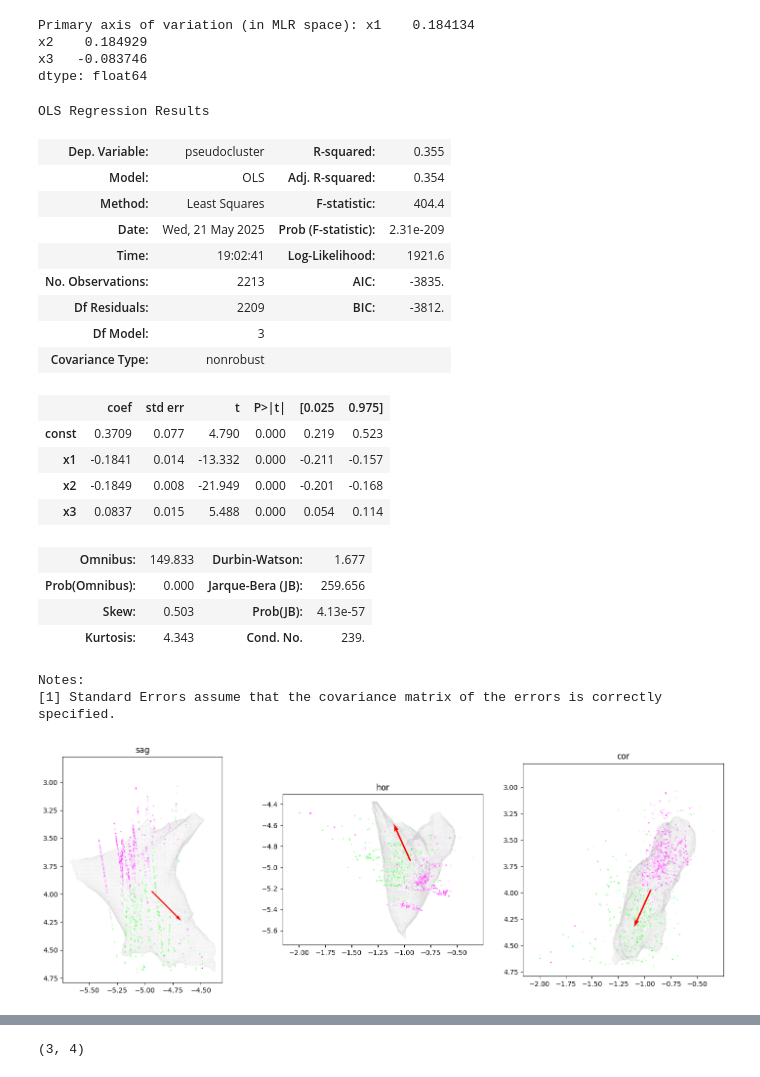
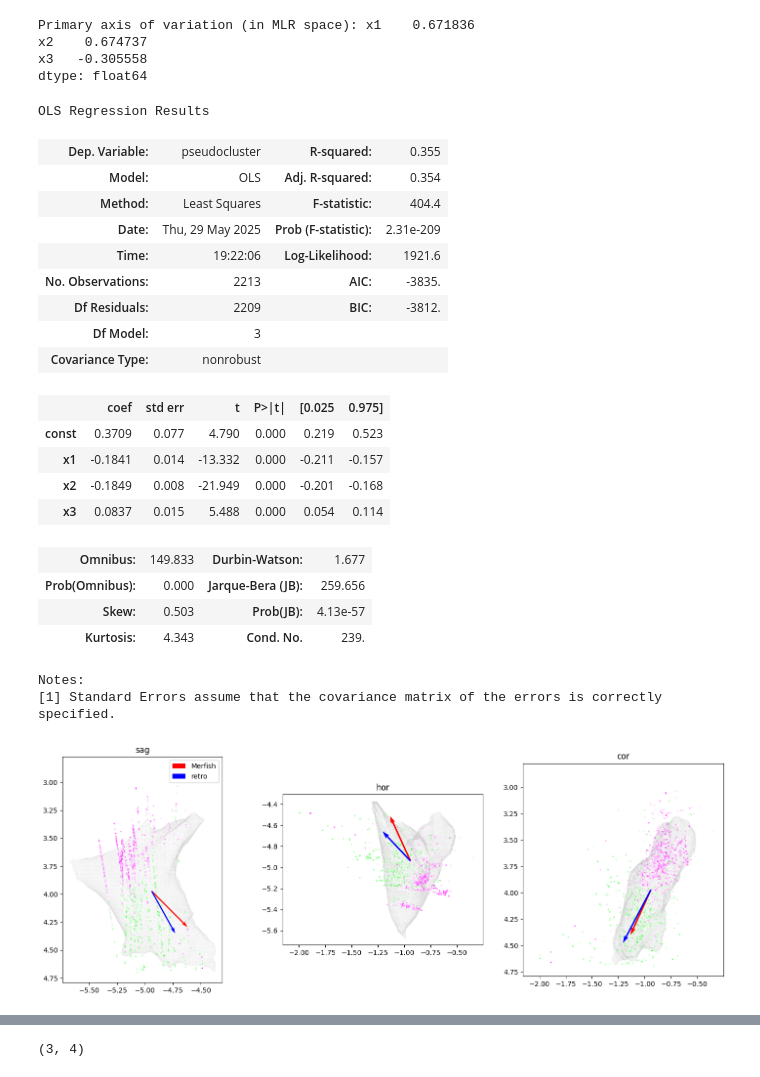
Before and after one commit to AllenNeuralDynamics/aind-beh-ephys-analysis, a Jupyter notebook: code/beh_ephys_analysis/session_combine/merfish.ipynb, the cells around one changed output, grey strips where cells are left out. Saved outputs shown, nothing was run; the diff lists cells and outputs as text; code cells hidden in the pictures.

```diff
--- a/code/beh_ephys_analysis/session_combine/merfish.ipynb
+++ b/code/beh_ephys_analysis/session_combine/merfish.ipynb
@@ -42,19 +42,20 @@ result = model.fit()
 primary_axis_vector_LR = result.params[1:] * np.sign(result.params[2])  # First linear discriminant
 
 # Display the primary axis of variation
+primary_axis_vector_LR = primary_axis_vector_LR / np.linalg.norm(primary_axis_vector_LR)
 print("Primary axis of variation (in MLR space):", primary_axis_vector_LR)
 result.summary()
 # %% [output]
-Primary axis of variation (in MLR space): x1    0.184134
-x2    0.184929
-x3   -0.083746
+Primary axis of variation (in MLR space): x1    0.671836
+x2    0.674737
+x3   -0.305558
 dtype: float64
 OLS Regression Results
 | Dep. Variable: | pseudocluster | R-squared: | 0.355 |
 | Model: | OLS | Adj. R-squared: | 0.354 |
 | Method: | Least Squares | F-statistic: | 404.4 |
-| Date: | Wed, 21 May 2025 | Prob (F-statistic): | 2.31e-209 |
-| Time: | 19:02:41 | Log-Likelihood: | 1921.6 |
+| Date: | Thu, 29 May 2025 | Prob (F-statistic): | 2.31e-209 |
+| Time: | 19:22:06 | Log-Likelihood: | 1921.6 |
 | No. Observations: | 2213 | AIC: | -3835. |
 | Df Residuals: | 2209 | BIC: | -3812. |
 | Df Model: | 3 |  |  |
@@ -73,32 +74,36 @@ Notes:
 # %%
 fig = plt.figure(figsize=(18, 6))
 gs = fig.add_gridspec(1, 3)
 from matplotlib.cm import plasma
 from matplotlib.colors import to_hex
-
+proj_vector = np.array([0.44137469,  0.79373018, -0.41854604])
 category_order = ['CTX', 'CB', 'SP']
 category_to_index = {cat: i for i, cat in enumerate(category_order)}
 
 # Normalize indices to [0, 1] for colormap
 norm_indices = [category_to_index[cat] / (len(category_order) - 1) for cat in category_order]
 colors = [plasma(val) for val in norm_indices]
 green_white_magenta = LinearSegmentedColormap.from_list(
     "green_white_magenta",
     ["#00FF00", "#FFFFFF", "#FF00FF"]
 )
 for plane, ax_ind in zip(planes.keys(), range(3)):
     ax = fig.add_subplot(gs[ax_ind])
     # Plot the mesh
     # Plot the units with projection targets
     ax.scatter(mesh_vertices_mm[:, planes_mesh[plane][0]], mesh_vertices_mm[:, planes_mesh[plane][1]], color='lightgray', alpha=0.7, s = 0.002)
     ax.scatter(ccf_merfish_mm[filter_LC, planes_mesh[plane][0]], ccf_merfish_mm[filter_LC, planes_mesh[plane][1]], c = merfish_ccf[filter_LC]['pseudocluster'], cmap=green_white_magenta, alpha=0.9, s = 1)
     if planes[plane][1] == dv:
-        ax.quiver(ccf_center[planes_mesh[plane][0]], ccf_center[planes_mesh[plane][1]], primary_axis_vector_LR[planes_mesh[plane][0]], -primary_axis_vector_LR[planes_mesh[plane][1]],scale=1, color='red', label='MLR')
+        ax.quiver(ccf_center[planes_mesh[plane][0]], ccf_center[planes_mesh[plane][1]], primary_axis_vector_LR[planes_mesh[plane][0]], -primary_axis_vector_LR[planes_mesh[plane][1]],scale=3, color='red', label='Merfish')
+        ax.quiver(ccf_center[planes_mesh[plane][0]], ccf_center[planes_mesh[plane][1]], proj_vector[planes_mesh[plane][0]], -proj_vector[planes_mesh[plane][1]],scale=3, color='b', label='retro')
     else:
-        ax.quiver(ccf_center[planes_mesh[plane][0]], ccf_center[planes_mesh[plane][1]], primary_axis_vector_LR[planes_mesh[plane][0]], primary_axis_vector_LR[planes_mesh[plane][1]],scale=1, color='red', label='MLR')
+        ax.quiver(ccf_center[planes_mesh[plane][0]], ccf_center[planes_mesh[plane][1]], primary_axis_vector_LR[planes_mesh[plane][0]], primary_axis_vector_LR[planes_mesh[plane][1]],scale=3, color='red', label='Merfish')
+        ax.quiver(ccf_center[planes_mesh[plane][0]], ccf_center[planes_mesh[plane][1]], proj_vector[planes_mesh[plane][0]], proj_vector[planes_mesh[plane][1]],scale=3, color='b', label='retro')
     ax.set_title(plane)
+    if plane == 'sag':
+        ax.legend()
     if planes[plane][1] == dv:
         ax.invert_yaxis()
     ax.set_aspect(aspect='equal')
 # %% [output]
-[figure, old version]
+[figure, new version]
```
Also changed, not shown: parts of 1 cell of this notebook, 5 other files.
